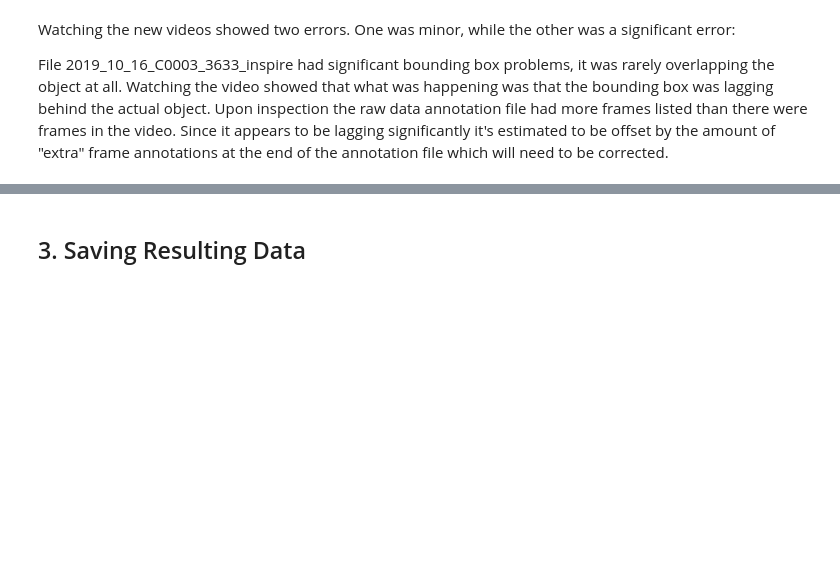
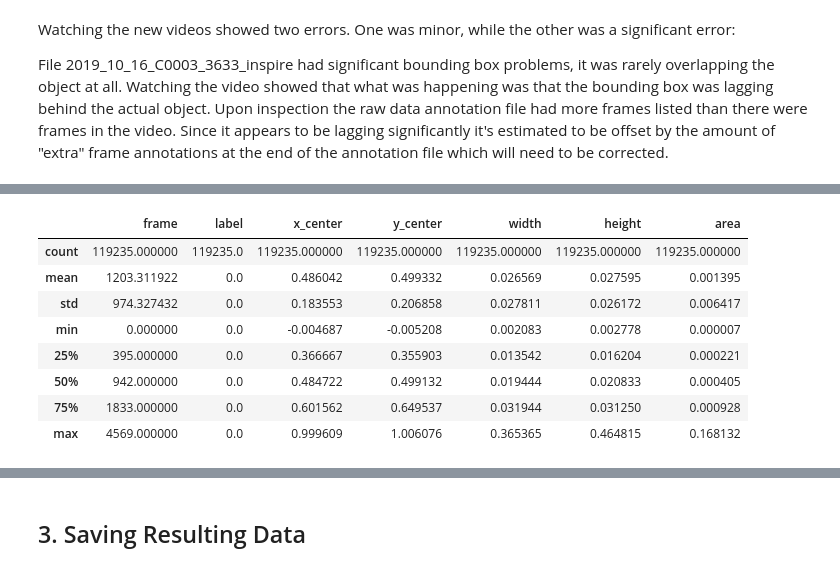
Before and after one commit to amswanson333/synthetic-data-for-object-detection, a Jupyter notebook: 2_data_exploration.ipynb, the cells around one changed output, grey strips where cells are left out. Saved outputs shown, nothing was run; the diff lists cells and outputs as text; code cells hidden in the pictures; blank space fills up the shorter version.

```diff
--- a/2_data_exploration.ipynb
+++ b/2_data_exploration.ipynb
@@ -221,0 +275,13 @@ File 2019_10_16_C0003_3633_inspire had significant bounding box problems, it was
+# %%
+# Get some basic statistics
+annotations_df.describe()
+# %% [output]
+|  | frame | label | x_center | y_center | width | height | area |
+| count | 119235.000000 | 119235.0 | 119235.000000 | 119235.000000 | 119235.000000 | 119235.000000 | 119235.000000 |
+| mean | 1203.311922 | 0.0 | 0.486042 | 0.499332 | 0.026569 | 0.027595 | 0.001395 |
+| std | 974.327432 | 0.0 | 0.183553 | 0.206858 | 0.027811 | 0.026172 | 0.006417 |
+| min | 0.000000 | 0.0 | -0.004687 | -0.005208 | 0.002083 | 0.002778 | 0.000007 |
+| 25% | 395.000000 | 0.0 | 0.366667 | 0.355903 | 0.013542 | 0.016204 | 0.000221 |
+| 50% | 942.000000 | 0.0 | 0.484722 | 0.499132 | 0.019444 | 0.020833 | 0.000405 |
+| 75% | 1833.000000 | 0.0 | 0.601562 | 0.649537 | 0.031944 | 0.031250 | 0.000928 |
+| max | 4569.000000 | 0.0 | 0.999609 | 1.006076 | 0.365365 | 0.464815 | 0.168132 |
```
Also changed, not shown: parts of 8 cells of this notebook.
